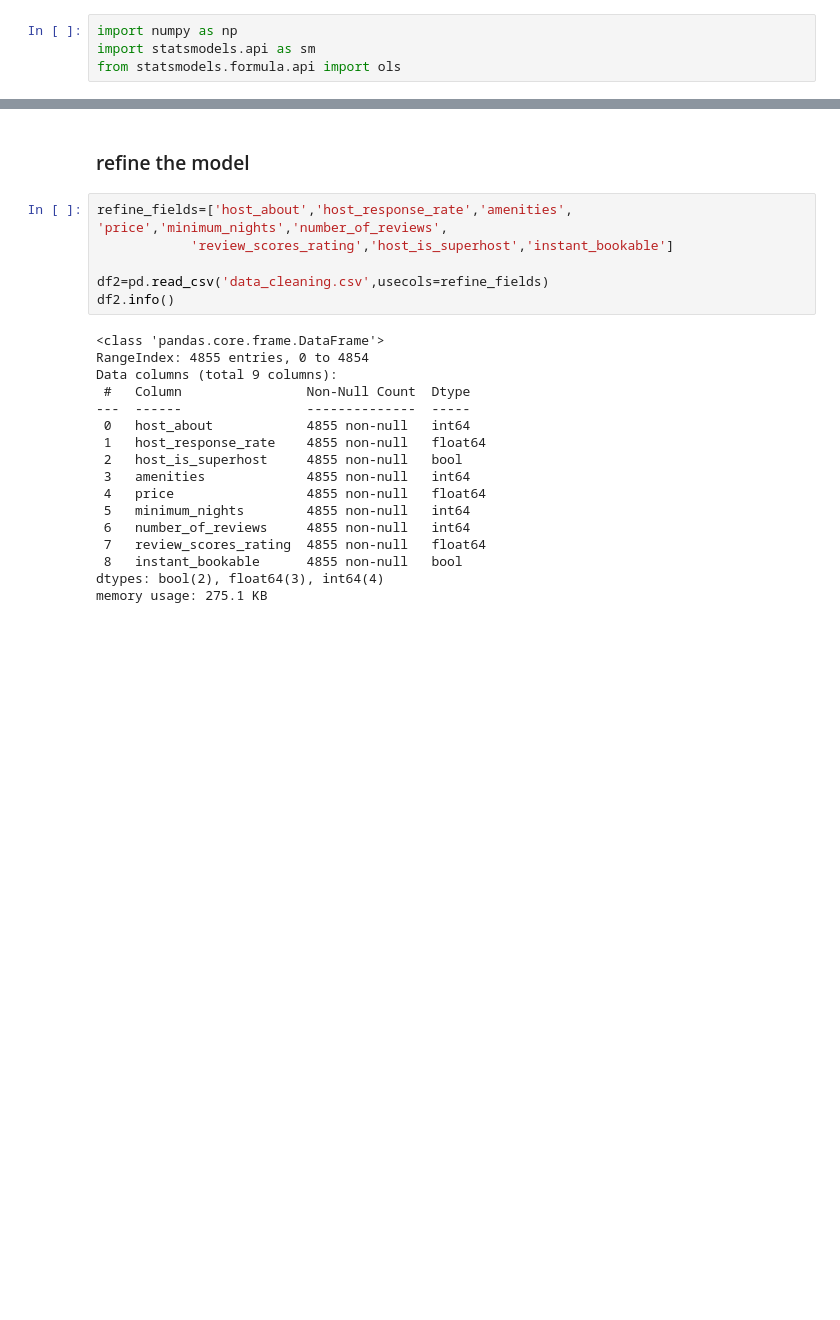
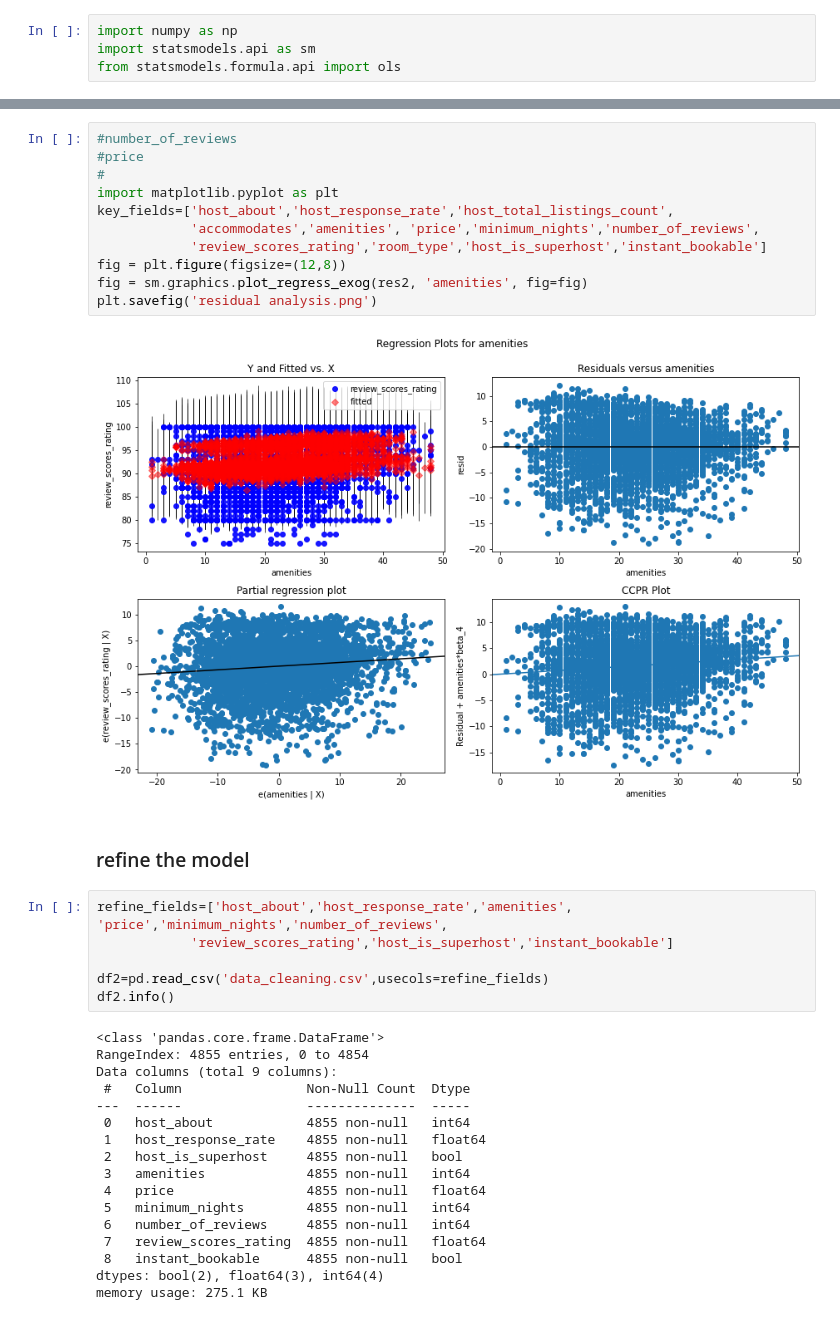
Before and after one commit to Jiawei997/qm, a Jupyter notebook: regression.ipynb, the cells around one changed output, grey strips where cells are left out. Cells and saved outputs as stored; diff of their text form; blank space fills up the shorter version.

```diff
--- a/regression.ipynb
+++ b/regression.ipynb
@@ -280,3 +526,16 @@ plt.show()
+# %%
+#number_of_reviews
+#price
+#
+import matplotlib.pyplot as plt
+key_fields=['host_about','host_response_rate','host_total_listings_count',
+            'accommodates','amenities', 'price','minimum_nights','number_of_reviews',
+            'review_scores_rating','room_type','host_is_superhost','instant_bookable']
+fig = plt.figure(figsize=(12,8))
+fig = sm.graphics.plot_regress_exog(res2, 'amenities', fig=fig)
+plt.savefig('residual analysis.png')
+# %% [output]
+[figure, added]
 # %% [markdown]
 ### refine the model
 # %%
```
Also changed, not shown: parts of 24 cells of this notebook.
